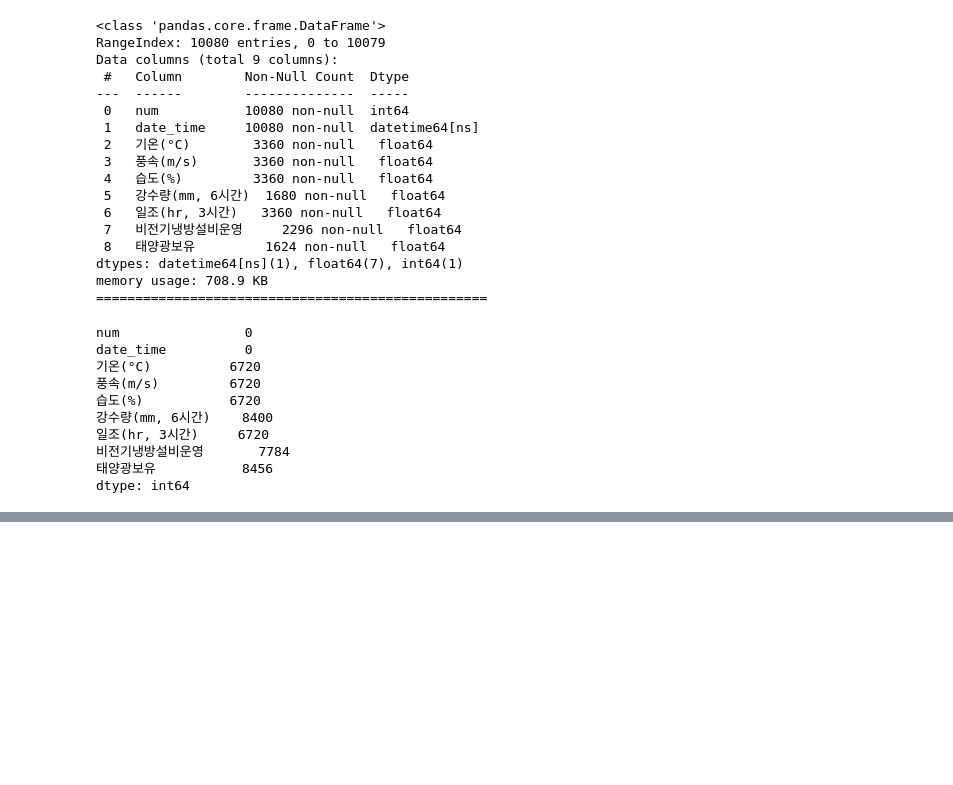
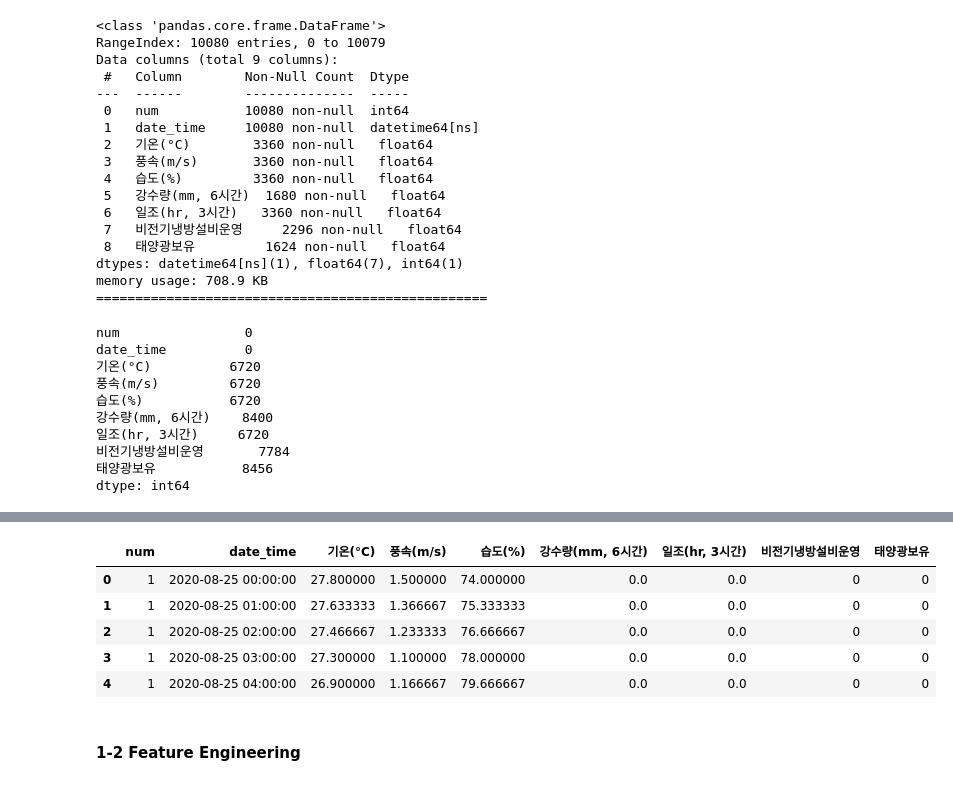
Before and after one commit to ikeven94/DACON, a Jupyter notebook: Energy_Predict/Lgbm_Baseline.ipynb, the cells around one changed output, grey strips where cells are left out. Cells and saved outputs as stored; diff of their text form; code cells hidden in the pictures; blank space fills up the shorter version.

```diff
--- a/Energy_Predict/Lgbm_Baseline.ipynb
+++ b/Energy_Predict/Lgbm_Baseline.ipynb
@@ -86,0 +111,18 @@ dtype: int64
+# %%
+sun = train.groupby('num')['태양광보유'].unique()
+non_ele = train.groupby('num')['비전기냉방설비운영'].unique()
+# %%
+test['태양광보유'] = test['num'].map(sun).astype(int)
+test['비전기냉방설비운영'] = test['num'].map(non_ele).astype(int)
+# %%
+test = test.interpolate()
+test.head()
+# %% [output]
+|  | num | date_time | 기온(°C) | 풍속(m/s) | 습도(%) | 강수량(mm, 6시간) | 일조(hr, 3시간) | 비전기냉방설비운영 | 태양광보유 |
+| 0 | 1 | 2020-08-25 00:00:00 | 27.800000 | 1.500000 | 74.000000 | 0.0 | 0.0 | 0 | 0 |
+| 1 | 1 | 2020-08-25 01:00:00 | 27.633333 | 1.366667 | 75.333333 | 0.0 | 0.0 | 0 | 0 |
+| 2 | 1 | 2020-08-25 02:00:00 | 27.466667 | 1.233333 | 76.666667 | 0.0 | 0.0 | 0 | 0 |
+| 3 | 1 | 2020-08-25 03:00:00 | 27.300000 | 1.100000 | 78.000000 | 0.0 | 0.0 | 0 | 0 |
+| 4 | 1 | 2020-08-25 04:00:00 | 26.900000 | 1.166667 | 79.666667 | 0.0 | 0.0 | 0 | 0 |
+# %% [markdown]
+#### 1-2 Feature Engineering
```
Also changed, not shown: parts of 25 cells of this notebook.
